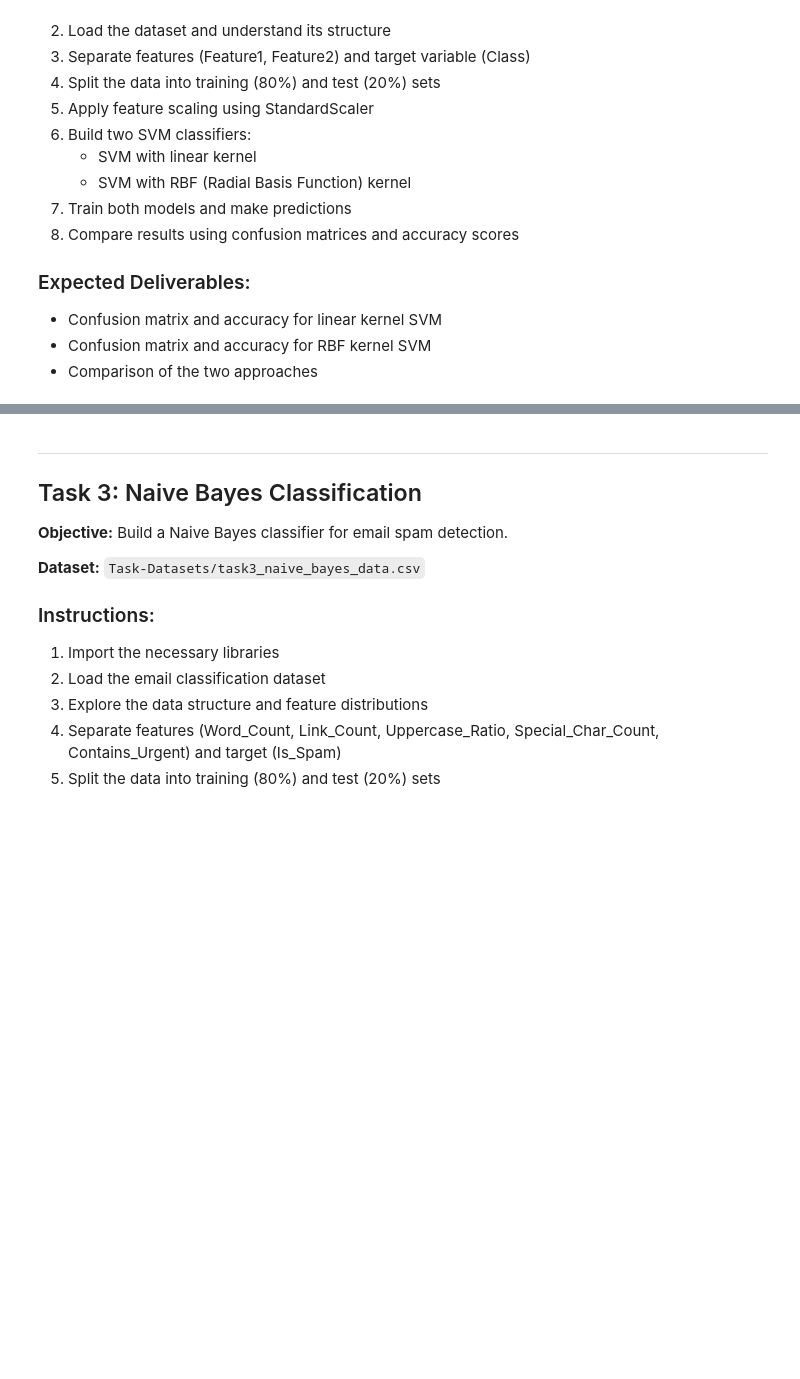
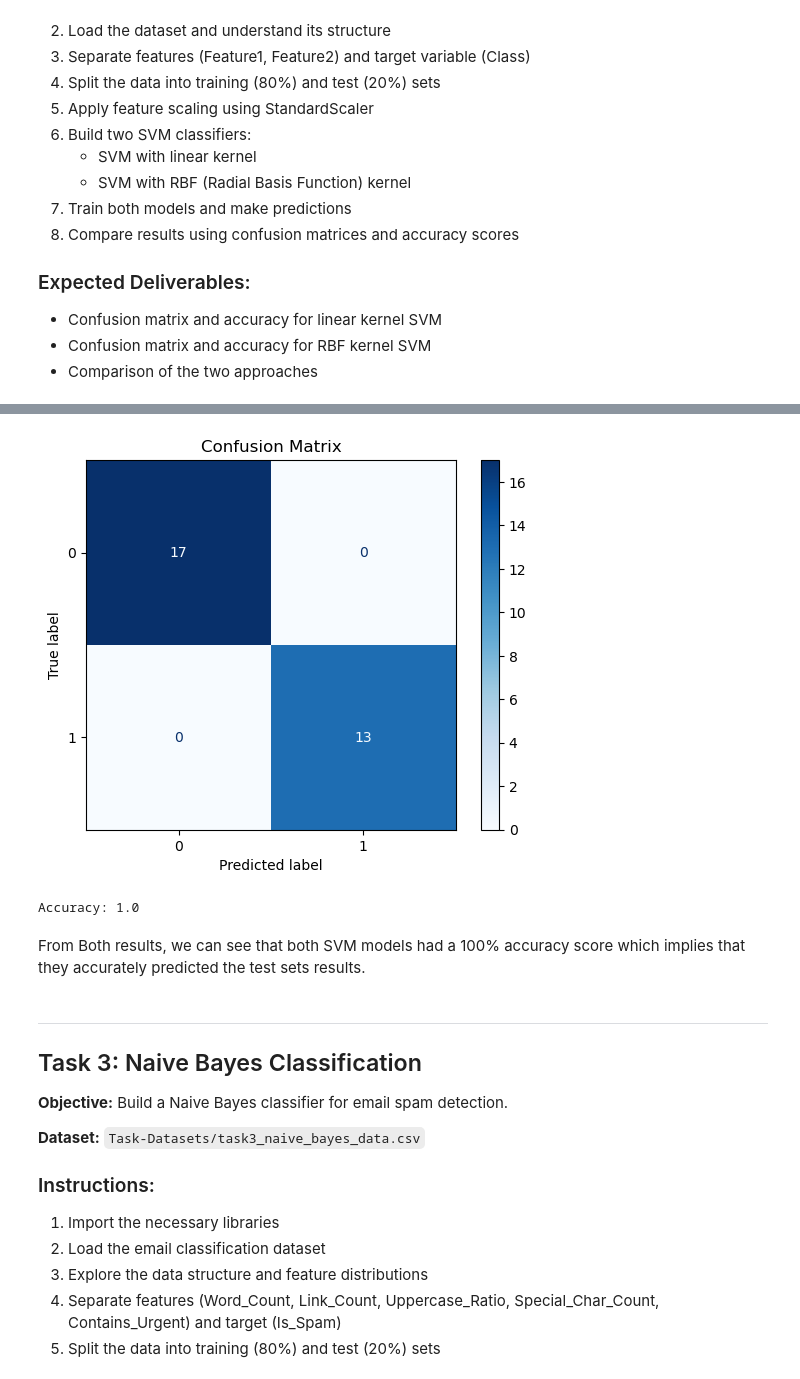
Before and after one commit to Blessing-Ekeh/dataraflow-week17-Classification-models, a Jupyter notebook: Take Home.ipynb, the cells around one changed output, grey strips where cells are left out. Drawn from its saved outputs; the diff is of its cells as text; code cells hidden in the pictures; blank space fills up the shorter version.

```diff
--- a/Take Home.ipynb
+++ b/Take Home.ipynb
@@ -91,2 +236,22 @@ These tasks are designed to test your understanding of the fundamental concepts
 # %%
 # Build and train SVM with RBF kernel
+SVM2_model = SVC(kernel='rbf', random_state=42)
+SVM2_model.fit(X_train, Y_train)
+
+# Predict
+SVM2_Y_pred = SVM2_model.predict (X_test)
+
+# Confusion Matrix
+cm2 = confusion_matrix(Y_test, SVM2_Y_pred)
+# Plot confusion matrix
+disp = ConfusionMatrixDisplay(confusion_matrix=cm2)
+disp.plot(cmap='Blues')
+plt.title("Confusion Matrix")
+plt.show()
+
+# Accuracy score
+accuracy2 = accuracy_score(Y_test, SVM2_Y_pred)
+print("Accuracy:", accuracy2)
+# %% [output]
+[figure, added]
+Accuracy: 1.0
@@ -95,3 +258,5 @@ These tasks are designed to test your understanding of the fundamental concepts
+# %% [markdown]
+From Both results, we can see that both SVM models had a 100% accuracy score which implies that they accurately predicted the test sets results.
 # %% [markdown]
 ---
 
```
Also changed, not shown: parts of 14 cells of this notebook.
